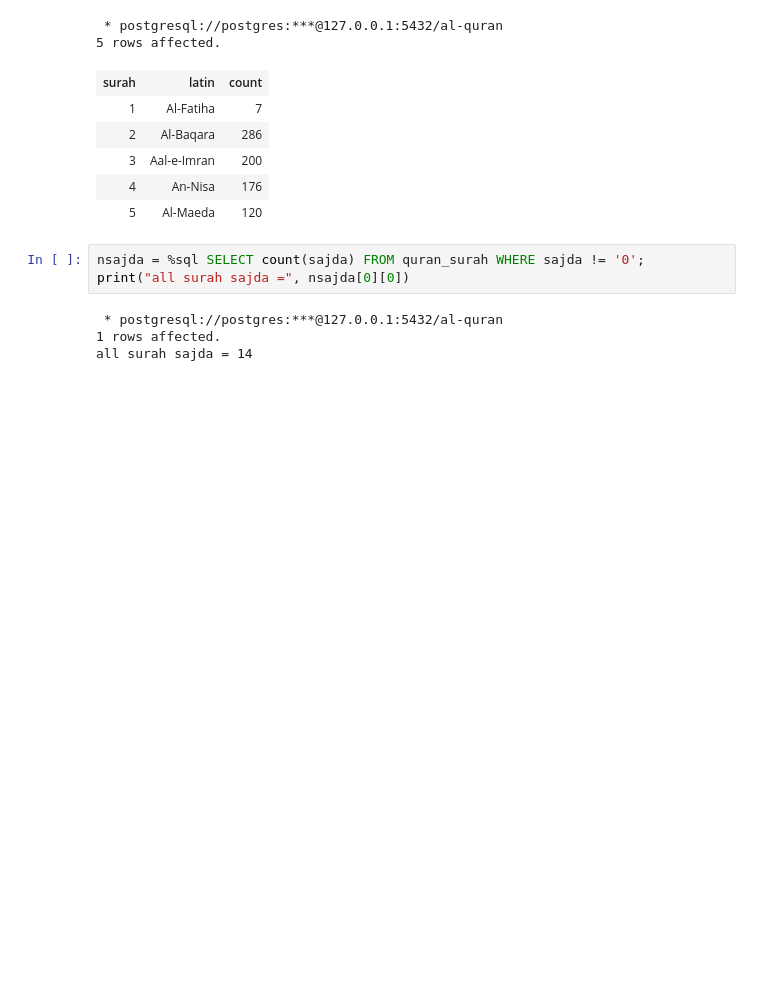
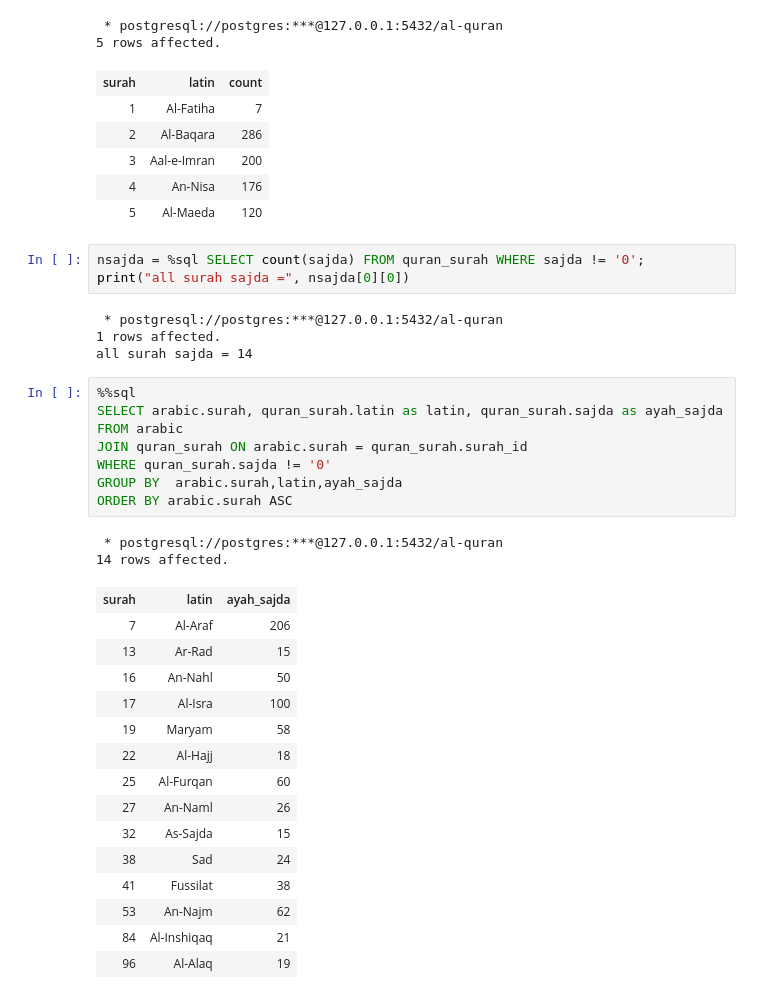
Before and after one commit to Sulaiman2619/Quran-Database-and-Data-Warehouse_Sulaiman-Charaae, a Jupyter notebook: quran.ipynb, the cells around one changed output. Drawn from its saved outputs; the diff is of its cells as text; blank space fills up the shorter version.

```diff
--- a/quran.ipynb
+++ b/quran.ipynb
@@ -83,3 +110,29 @@ print("all surah sajda =", nsajda[0][0])
  * postgresql://postgres:***@127.0.0.1:5432/al-quran
 1 rows affected.
 all surah sajda = 14
+# %%
+%%sql
+SELECT arabic.surah, quran_surah.latin as latin, quran_surah.sajda as ayah_sajda
+FROM arabic
+JOIN quran_surah ON arabic.surah = quran_surah.surah_id
+WHERE quran_surah.sajda != '0'
+GROUP BY  arabic.surah,latin,ayah_sajda
+ORDER BY arabic.surah ASC
+# %% [output]
+ * postgresql://postgres:***@127.0.0.1:5432/al-quran
+14 rows affected.
+| surah | latin | ayah_sajda |
+| 7 | Al-Araf | 206 |
+| 13 | Ar-Rad | 15 |
+| 16 | An-Nahl | 50 |
+| 17 | Al-Isra | 100 |
+| 19 | Maryam | 58 |
+| 22 | Al-Hajj | 18 |
+| 25 | Al-Furqan | 60 |
+| 27 | An-Naml | 26 |
+| 32 | As-Sajda | 15 |
+| 38 | Sad | 24 |
+| 41 | Fussilat | 38 |
+| 53 | An-Najm | 62 |
+| 84 | Al-Inshiqaq | 21 |
+| 96 | Al-Alaq | 19 |
```
Also changed, not shown: parts of 14 cells of this notebook.
